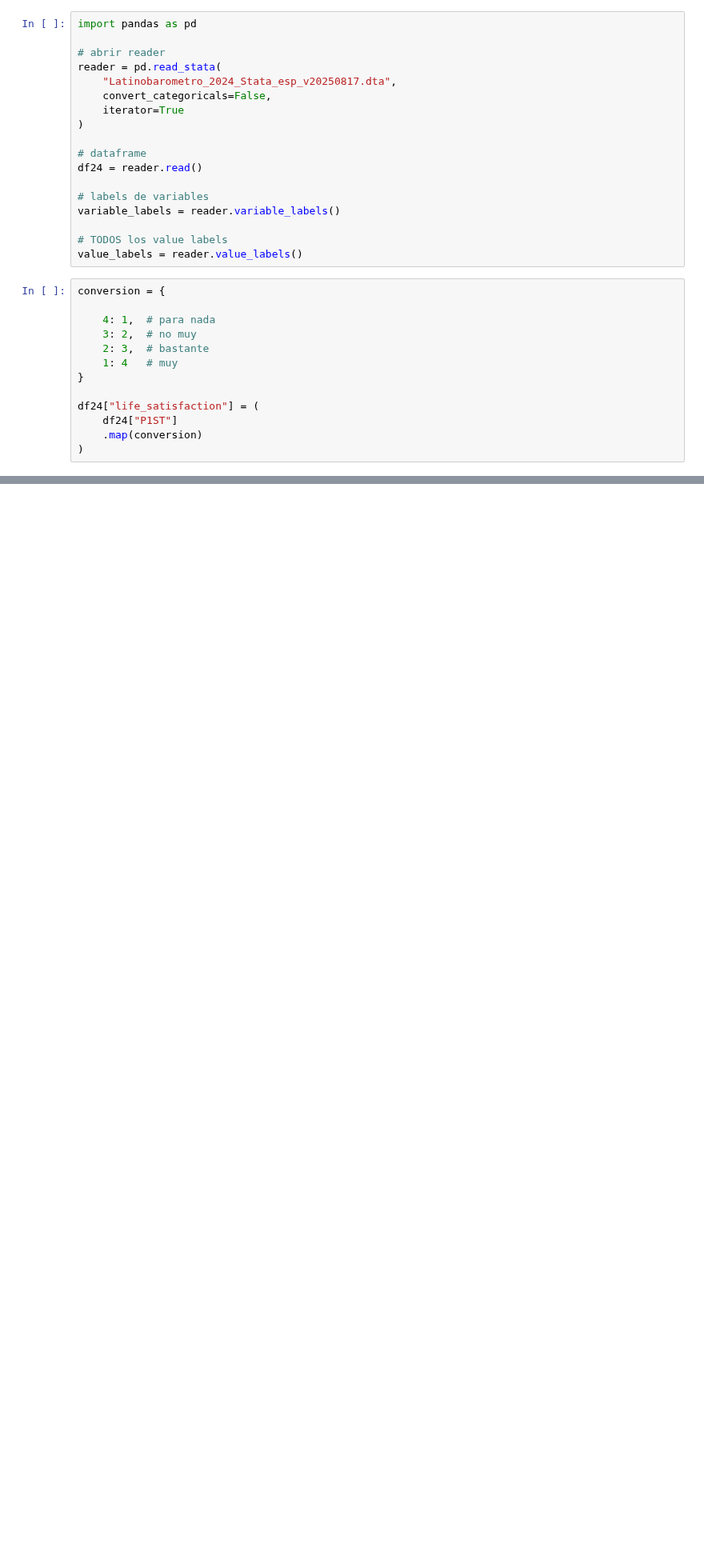
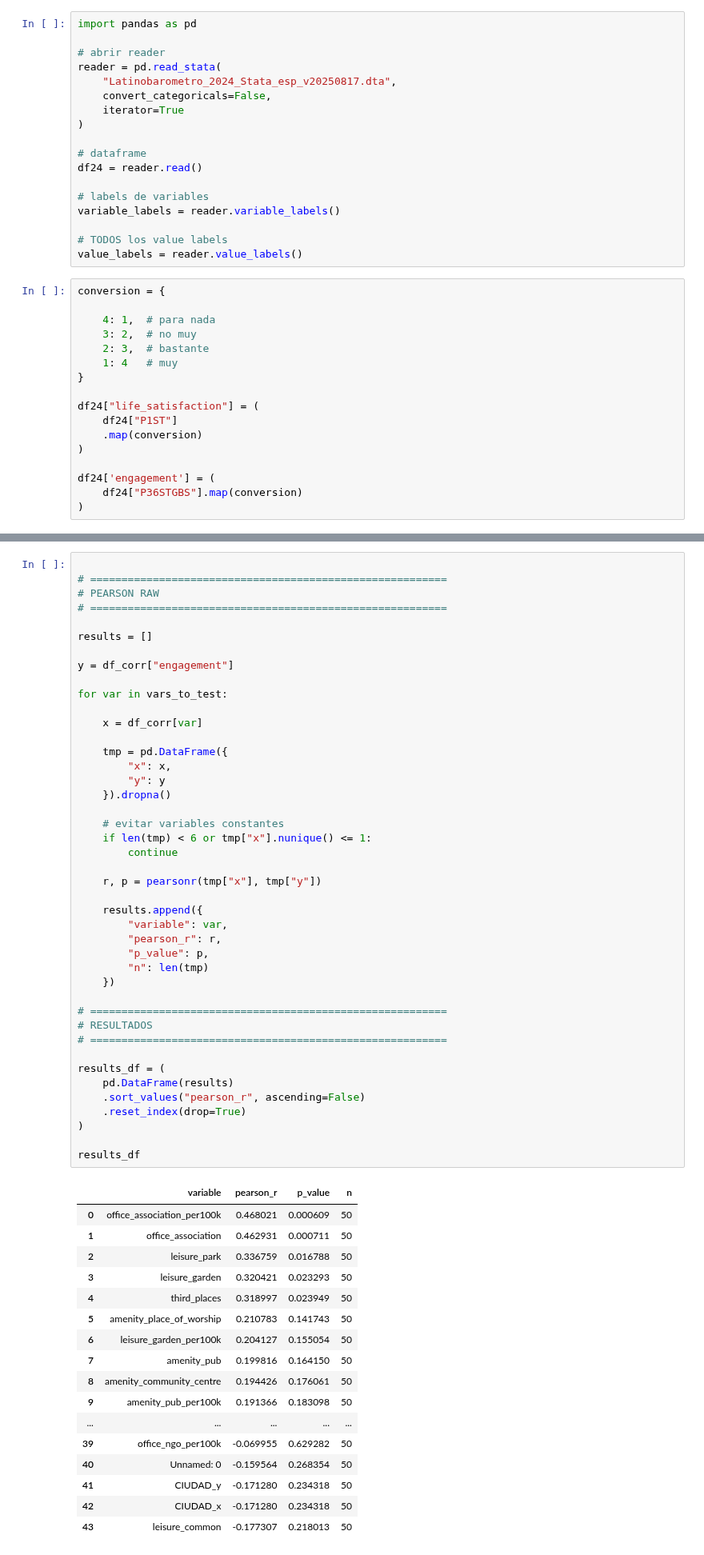
Before and after one commit to LCaravaggio/Happiness_Polarization, a Jupyter notebook: Third_Places.ipynb, the cells around one changed output, grey strips where cells are left out. Shown at 80% size. Cells and saved outputs as stored; diff of their text form; blank space fills up the shorter version.

```diff
--- a/Third_Places.ipynb
+++ b/Third_Places.ipynb
@@ -625,5 +626,9 @@ df24["life_satisfaction"] = (
     df24["P1ST"]
     .map(conversion)
 )
+
+df24['engagement'] = (
+    df24["P36STGBS"].map(conversion)
+)
 # %%
 import pandas as pd
@@ -853,0 +747,61 @@ df_third_places[
+# %%
+
+# =========================================================
+# PEARSON RAW
+# =========================================================
+
+results = []
+
+y = df_corr["engagement"]
+
+for var in vars_to_test:
+
+    x = df_corr[var]
+
+    tmp = pd.DataFrame({
+        "x": x,
+        "y": y
+    }).dropna()
+
+    # evitar variables constantes
+    if len(tmp) < 6 or tmp["x"].nunique() <= 1:
+        continue
+
+    r, p = pearsonr(tmp["x"], tmp["y"])
+
+    results.append({
+        "variable": var,
+        "pearson_r": r,
+        "p_value": p,
+        "n": len(tmp)
+    })
+
+# =========================================================
+# RESULTADOS
+# =========================================================
+
+results_df = (
+    pd.DataFrame(results)
+    .sort_values("pearson_r", ascending=False)
+    .reset_index(drop=True)
+)
+
+results_df
+# %% [output]
+|  | variable | pearson_r | p_value | n |
+| 0 | office_association_per100k | 0.468021 | 0.000609 | 50 |
+| 1 | office_association | 0.462931 | 0.000711 | 50 |
+| 2 | leisure_park | 0.336759 | 0.016788 | 50 |
+| 3 | leisure_garden | 0.320421 | 0.023293 | 50 |
+| 4 | third_places | 0.318997 | 0.023949 | 50 |
+| 5 | amenity_place_of_worship | 0.210783 | 0.141743 | 50 |
+| 6 | leisure_garden_per100k | 0.204127 | 0.155054 | 50 |
+| 7 | amenity_pub | 0.199816 | 0.164150 | 50 |
+| 8 | amenity_community_centre | 0.194426 | 0.176061 | 50 |
+| 9 | amenity_pub_per100k | 0.191366 | 0.183098 | 50 |
+| ... | ... | ... | ... | ... |
+| 39 | office_ngo_per100k | -0.069955 | 0.629282 | 50 |
+| 40 | Unnamed: 0 | -0.159564 | 0.268354 | 50 |
+| 41 | CIUDAD_y | -0.171280 | 0.234318 | 50 |
+| 42 | CIUDAD_x | -0.171280 | 0.234318 | 50 |
+| 43 | leisure_common | -0.177307 | 0.218013 | 50 |
```
Also changed, not shown: parts of 4 cells of this notebook.
